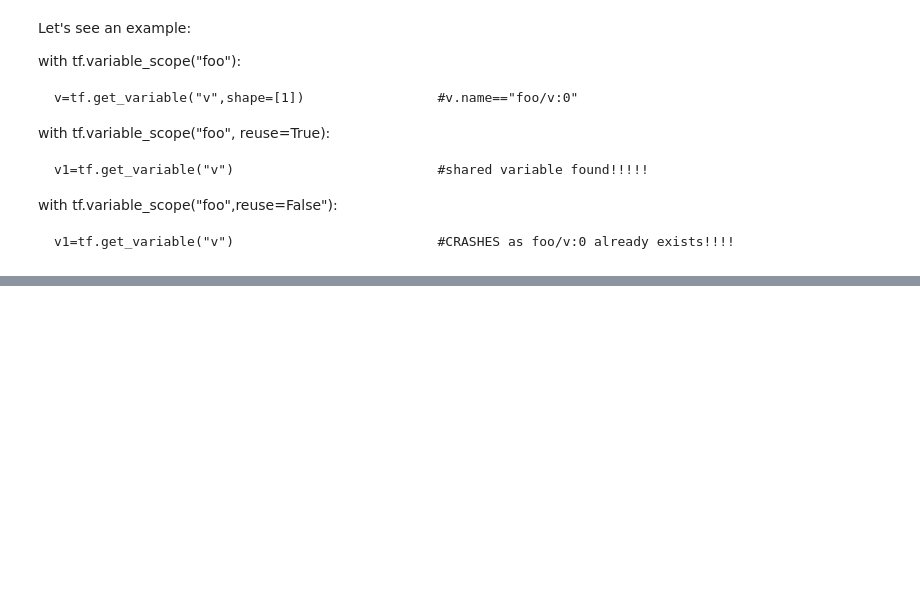
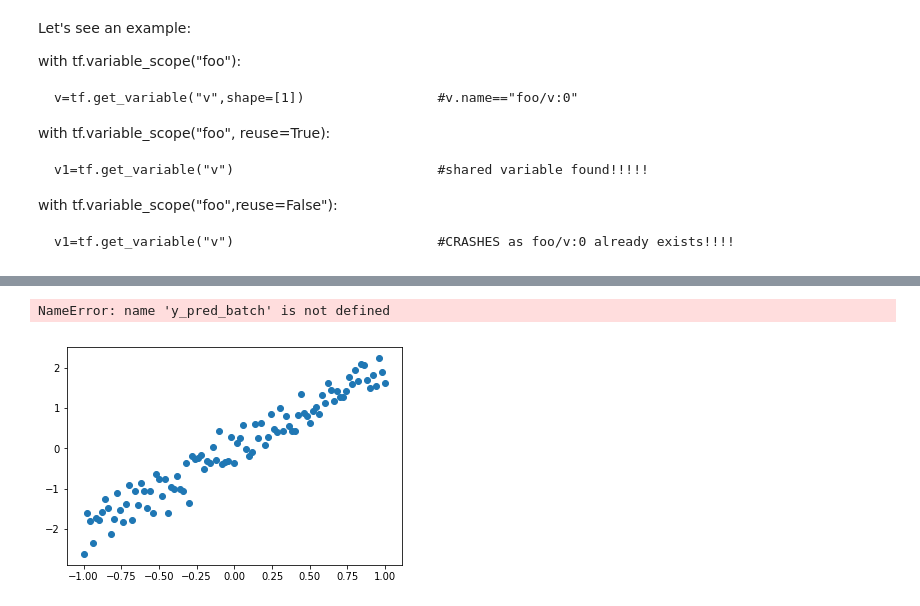
Before and after one commit to Gorchs/tensorflow_tutorial, a Jupyter notebook: tensorflow_tutorial.ipynb, the cells around one changed output, grey strips where cells are left out. Saved outputs shown, nothing was run; the diff lists cells and outputs as text; code cells hidden in the pictures; blank space fills up the shorter version.

```diff
--- a/tensorflow_tutorial.ipynb
+++ b/tensorflow_tutorial.ipynb
@@ -180,0 +279,8 @@ with tf.variable_scope("foo",reuse=False"):
+# %%
+plt.figure(1)
+plt.scatter(x_batch,y_batch)
+plt.plot(x_batch,y_pred_batch)
+plt.show()
+# %% [output]
+NameError: name 'y_pred_batch' is not defined
+[figure, added]
```
Also changed, not shown: parts of 14 cells of this notebook.
